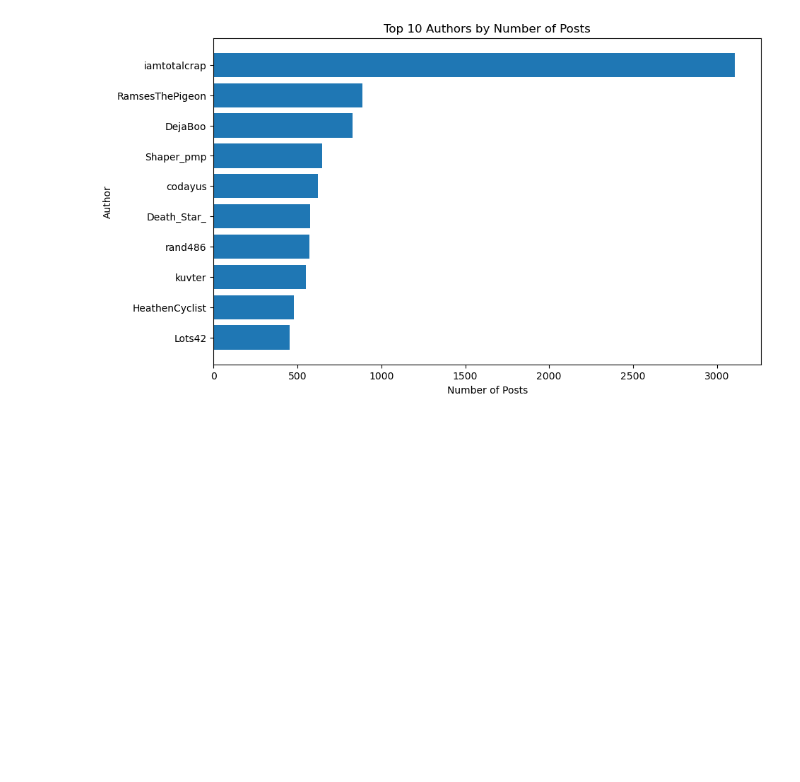
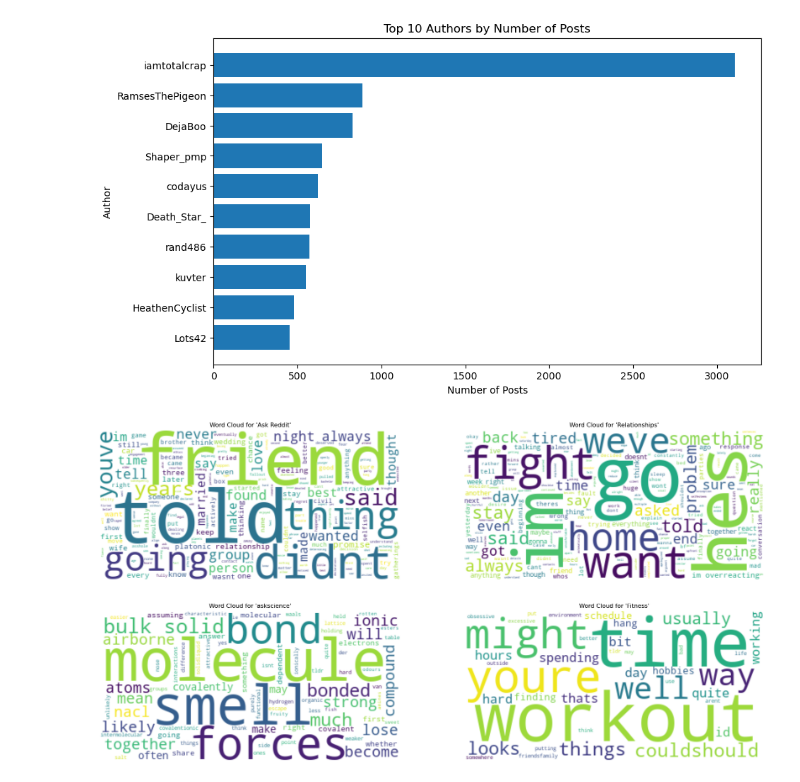
Before and after one commit to Venk-rgb/Reddit-Sentiment-Analysis-and-Recommendation-System, a Jupyter notebook: big-data-project.ipynb, the cells around one changed output. Saved outputs shown, nothing was run; the diff lists cells and outputs as text; code cells hidden in the pictures; blank space fills up the shorter version.

Commit message:
Add. Word cloud for 4 subreddits

```diff
--- a/big-data-project.ipynb
+++ b/big-data-project.ipynb
@@ -156,6 +165,70 @@ plt.title('Top 10 Authors by Number of Posts')
 plt.show()
 # %% [output]
 [figure]
+# %%
+from pyspark.ml.feature import Tokenizer, StopWordsRemover
+from wordcloud import WordCloud
+
+# Filter data for 'AskReddit' and 'relationships' subreddits
+askreddit_data = reddit_data.filter(col('subreddit') == 'AskReddit').select('body')
+relationships_data = reddit_data.filter(col('subreddit') == 'relationships').select('body')
+askscience_data = reddit_data.filter(col('subreddit') == 'askscience').select('body')
+fitness_data = reddit_data.filter(col('subreddit') == 'Fitness').select('body')
+
+def preprocess_and_concat_text(reddit_data):
+    # Existing preprocessing steps
+    reddit_data = reddit_data.withColumn('body', lower(col('body')))
+    reddit_data = reddit_data.withColumn('body', regexp_replace('body', "[^a-zA-Z\\s]", ""))
+    tokenizer = Tokenizer(inputCol="body", outputCol="words")
+    reddit_data = tokenizer.transform(reddit_data)
+    remover = StopWordsRemover(inputCol="words", outputCol="filtered_words")
+    reddit_data = remover.transform(reddit_data)
+
+    # Concatenate all words into a single string per subreddit
+    reddit_data = reddit_data.withColumn("concatenated_words", concat_ws(" ", "filtered_words"))
+
+    return reddit_data
+
+# Extract the concatenated words as a string
+askreddit_words = preprocess_and_concat_text(askreddit_data).first()[0]
+relationships_words = preprocess_and_concat_text(relationships_data).first()[0]
+askscience_words = preprocess_and_concat_text(askscience_data).first()[0]
+fitness_words = preprocess_and_concat_text(fitness_data).first()[0]
+
+# Generate and plot word clouds
+plt.figure(figsize=(24, 12))
+
+# Word cloud for 'AskReddit'
+plt.subplot(2, 2, 1)
+ask_reddit_word_cloud = WordCloud(background_color='white').generate(askreddit_words)
+plt.imshow(ask_reddit_word_cloud, interpolation='bilinear')
+plt.title("Word Cloud for 'Ask Reddit'")
+plt.axis('off')
+
+# Word cloud for 'relationships'
+plt.subplot(2, 2, 2)
+relationships_word_cloud = WordCloud(background_color='white').generate(relationships_words)
+plt.imshow(relationships_word_cloud, interpolation='bilinear')
+plt.title("Word Cloud for 'Relationships'")
+plt.axis('off')
+
+# Word cloud for 'askscience'
+plt.subplot(2, 2, 3)
+askscience_cloud = WordCloud(background_color='white').generate(askscience_words)
+plt.imshow(askscience_cloud, interpolation='bilinear')
+plt.title("Word Cloud for 'askscience'")
+plt.axis('off')
+
+# Word cloud for 'fitness'
+plt.subplot(2, 2, 4)
+fitness_word_cloud = WordCloud(background_color='white').generate(fitness_words)
+plt.imshow(fitness_word_cloud, interpolation='bilinear')
+plt.title("Word Cloud for 'Fitness'")
+plt.axis('off')
+
+plt.show()
+# %% [output]
+[figure, added]
 # %%
 from textblob import TextBlob
 
```
Also changed, not shown: parts of 3 cells of this notebook.
